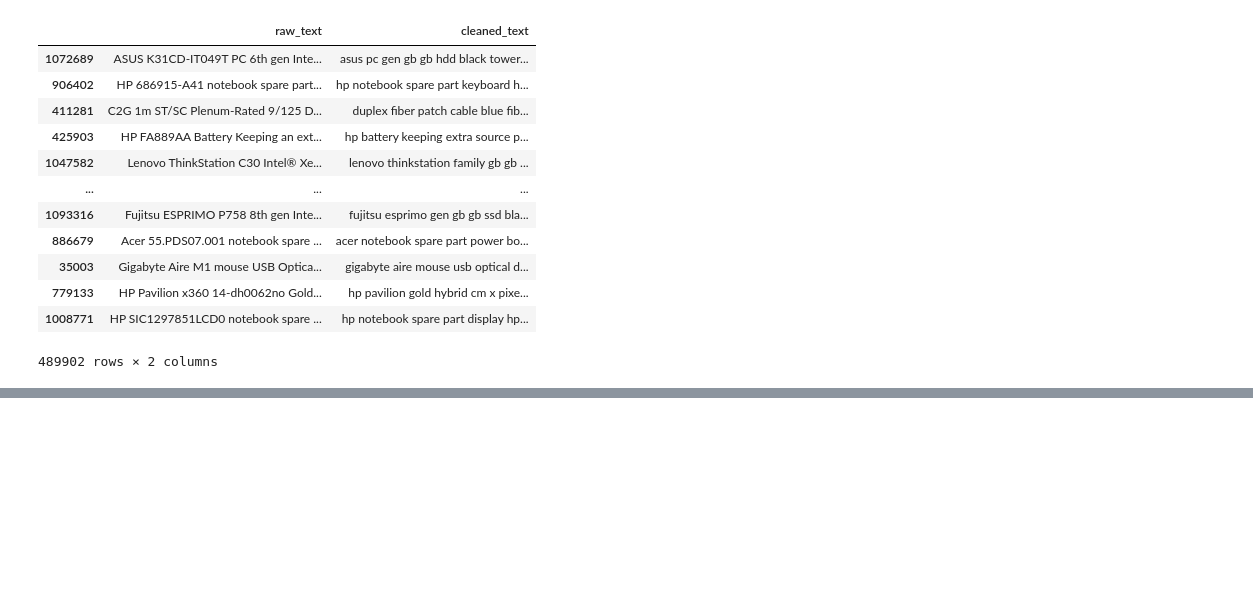
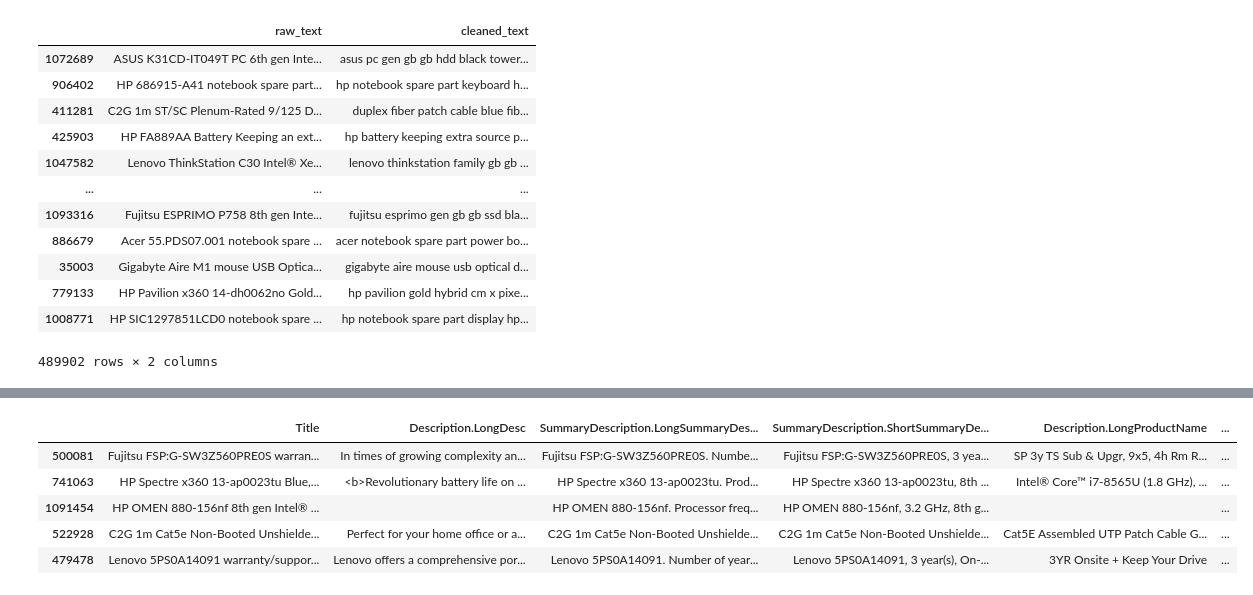
Before and after one commit to AlistairPereira/Taxonomy_LLM_models, a Jupyter notebook: main.ipynb, the cells around one changed output, grey strips where cells are left out. Cells and saved outputs as stored; diff of their text form; code cells hidden in the pictures; blank space fills up the shorter version.

```diff
--- a/main.ipynb
+++ b/main.ipynb
@@ -218,0 +290,9 @@ df_train.to_json("icecat_preprocessed_train.json")
+# %%
+df_test.head()
+# %% [output]
+|  | Title | Description.LongDesc | SummaryDescription.LongSummaryDes... | SummaryDescription.ShortSummaryDe... | Description.LongProductName | ... |
+| 500081 | Fujitsu FSP:G-SW3Z560PRE0S warran... | In times of growing complexity an... | Fujitsu FSP:G-SW3Z560PRE0S. Numbe... | Fujitsu FSP:G-SW3Z560PRE0S, 3 yea... | SP 3y TS Sub & Upgr, 9x5, 4h Rm R... | ... |
+| 741063 | HP Spectre x360 13-ap0023tu Blue,... | <b>Revolutionary battery life on ... | HP Spectre x360 13-ap0023tu. Prod... | HP Spectre x360 13-ap0023tu, 8th ... | Intel® Core™ i7-8565U (1.8 GHz), ... | ... |
+| 1091454 | HP OMEN 880-156nf 8th gen Intel® ... |  | HP OMEN 880-156nf. Processor freq... | HP OMEN 880-156nf, 3.2 GHz, 8th g... |  | ... |
+| 522928 | C2G 1m Cat5e Non-Booted Unshielde... | Perfect for your home office or a... | C2G 1m Cat5e Non-Booted Unshielde... | C2G 1m Cat5e Non-Booted Unshielde... | Cat5E Assembled UTP Patch Cable G... | ... |
+| 479478 | Lenovo 5PS0A14091 warranty/suppor... | Lenovo offers a comprehensive por... | Lenovo 5PS0A14091. Number of year... | Lenovo 5PS0A14091, 3 year(s), On-... | 3YR Onsite + Keep Your Drive | ... |
```
Also changed, not shown: parts of 13 cells of this notebook.
